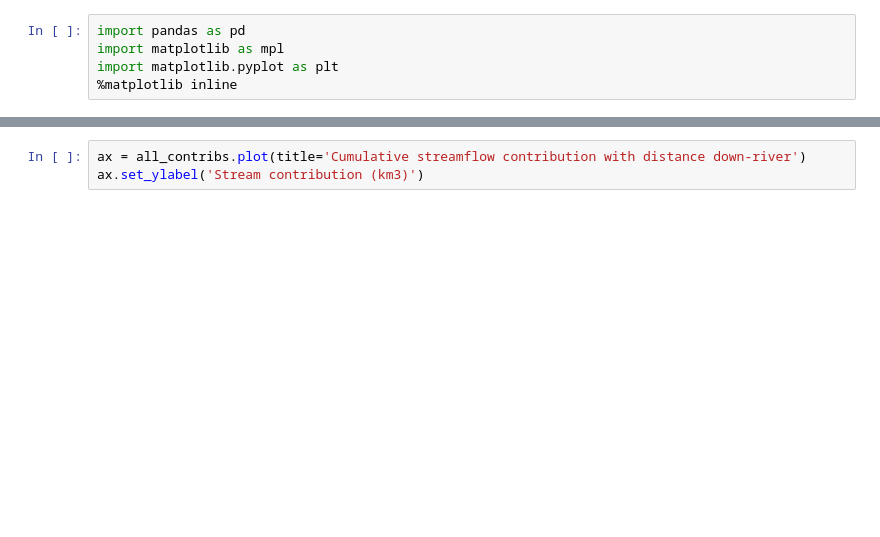
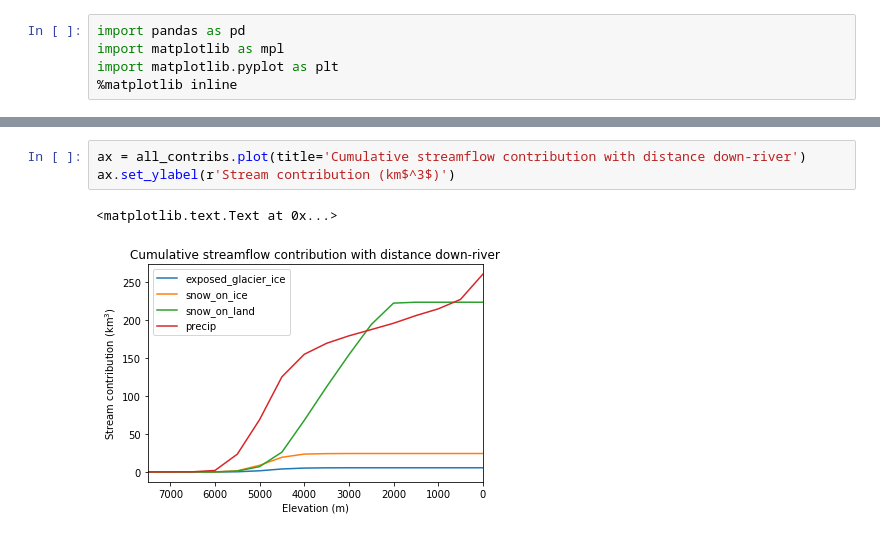
Before and after one commit to bruceraup/water_availability_fig, a Jupyter notebook: make_plot.ipynb, the cells around one changed output, grey strips where cells are left out. Drawn from its saved outputs; the diff is of its cells as text; blank space fills up the shorter version.

```diff
--- a/make_plot.ipynb
+++ b/make_plot.ipynb
@@ -42,3 +138,6 @@ ax.set_ylabel('Fractional stream contribution')
 # %%
 ax = all_contribs.plot(title='Cumulative streamflow contribution with distance down-river')
-ax.set_ylabel('Stream contribution (km3)')
+ax.set_ylabel(r'Stream contribution (km$^3$)')
+# %% [output]
+<matplotlib.text.Text at 0x...>
+[figure, added]
```
Also changed, not shown: parts of 6 cells of this notebook.
